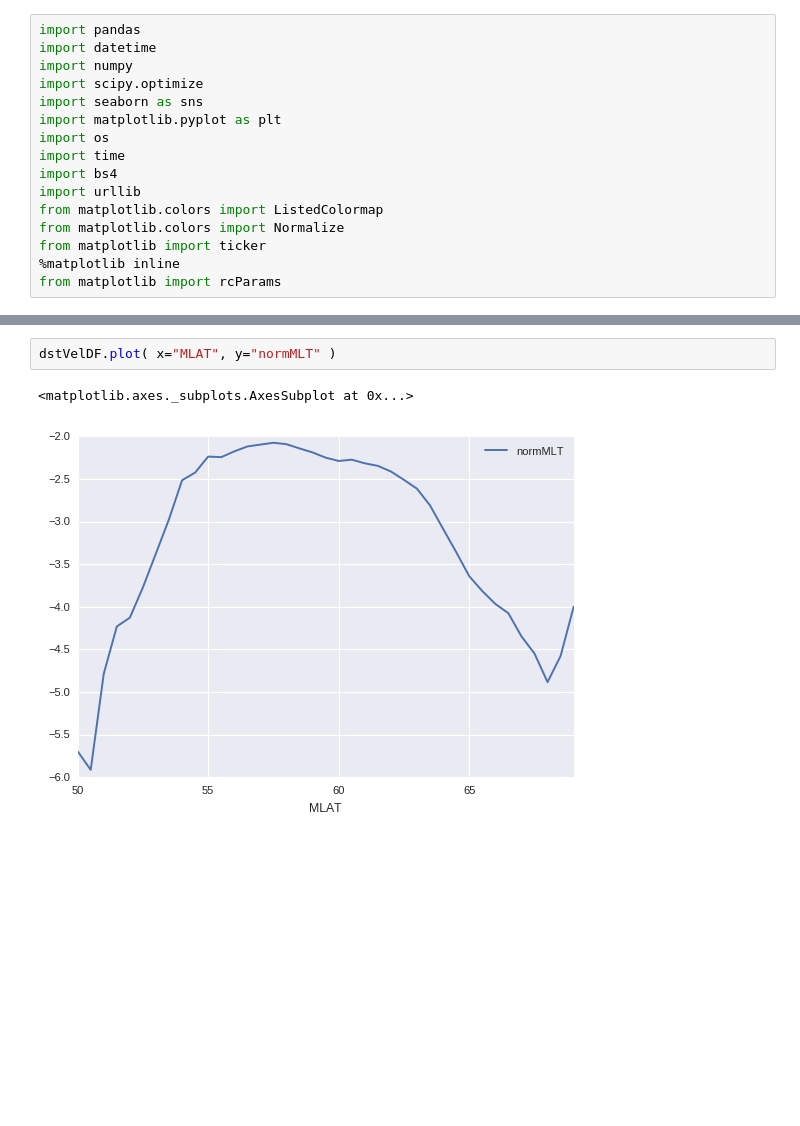
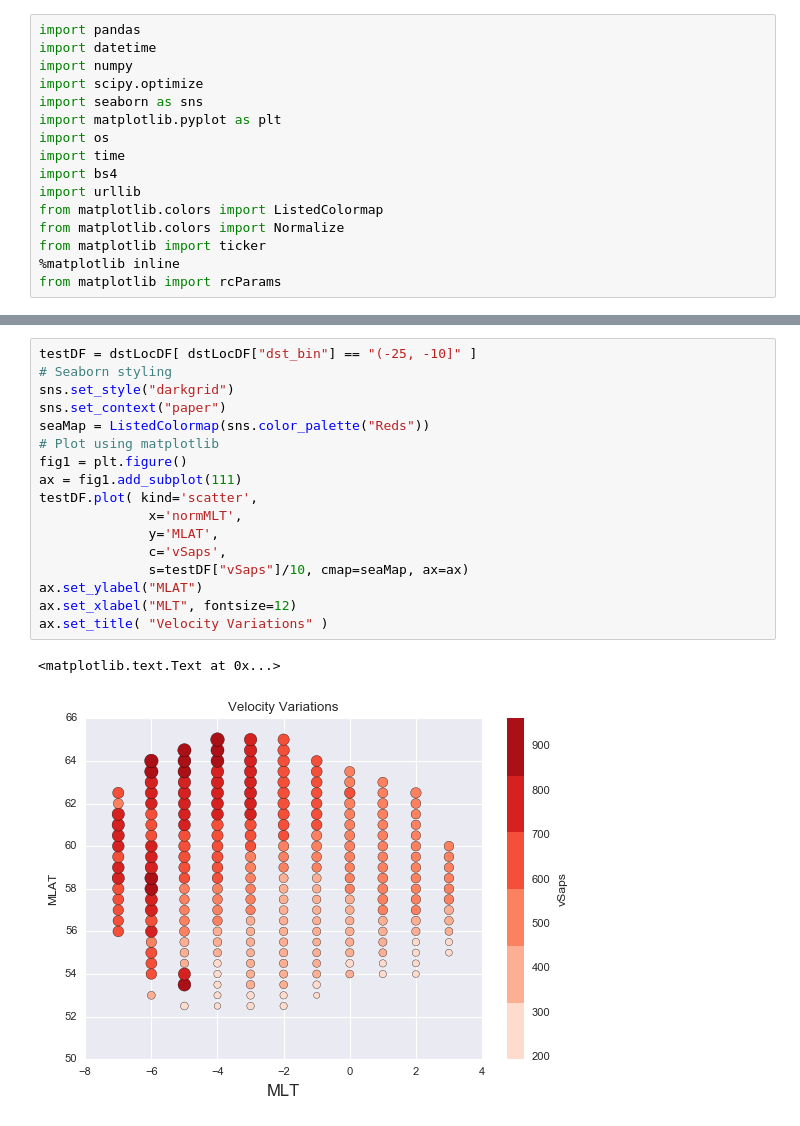
Before and after one commit to bharatreddy/vel-analys, a Jupyter notebook: ipy/stats_test.ipynb, the cells around one changed output, grey strips where cells are left out. Drawn from its saved outputs; the diff is of its cells as text; blank space fills up the shorter version.

```diff
--- a/ipy/stats_test.ipynb
+++ b/ipy/stats_test.ipynb
@@ -201,5 +217,20 @@ dstVelDF.head()
-# %%
-dstVelDF.plot( x="MLAT", y="normMLT" )
-# %% [output]
-<matplotlib.axes._subplots.AxesSubplot at 0x...>
-[figure, removed]
+# %%
+testDF = dstLocDF[ dstLocDF["dst_bin"] == "(-25, -10]" ]
+# Seaborn styling
+sns.set_style("darkgrid")
+sns.set_context("paper")
+seaMap = ListedColormap(sns.color_palette("Reds"))
+# Plot using matplotlib
+fig1 = plt.figure()
+ax = fig1.add_subplot(111)
+testDF.plot( kind='scatter',
+              x='normMLT',
+              y='MLAT',
+              c='vSaps',
+              s=testDF["vSaps"]/10, cmap=seaMap, ax=ax)
+ax.set_ylabel("MLAT")
+ax.set_xlabel("MLT", fontsize=12)
+ax.set_title( "Velocity Variations" )
+# %% [output]
+<matplotlib.text.Text at 0x...>
+[figure, added]
```
Also changed, not shown: parts of 5 cells of this notebook.
